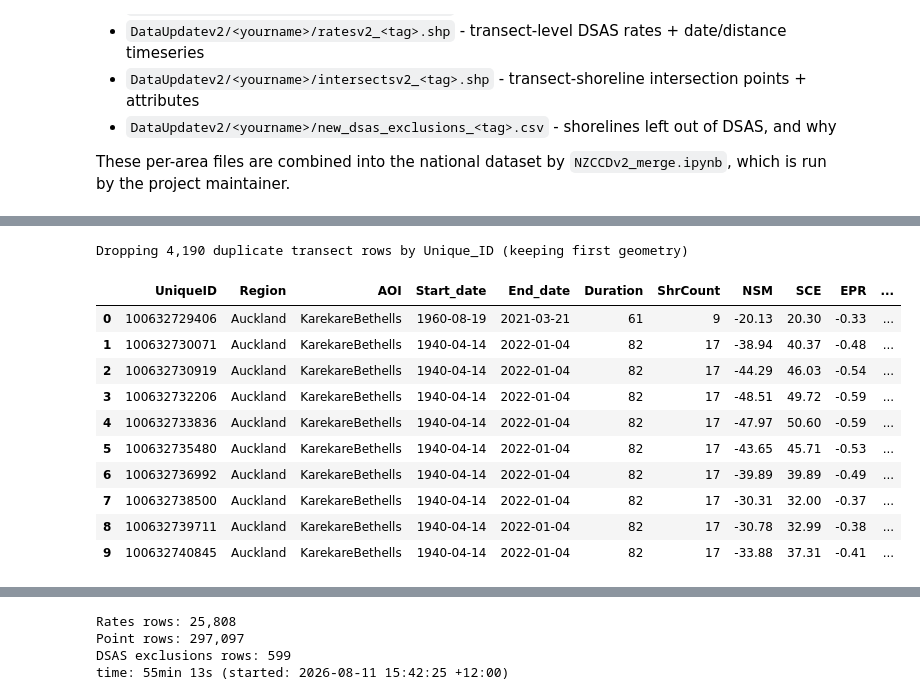
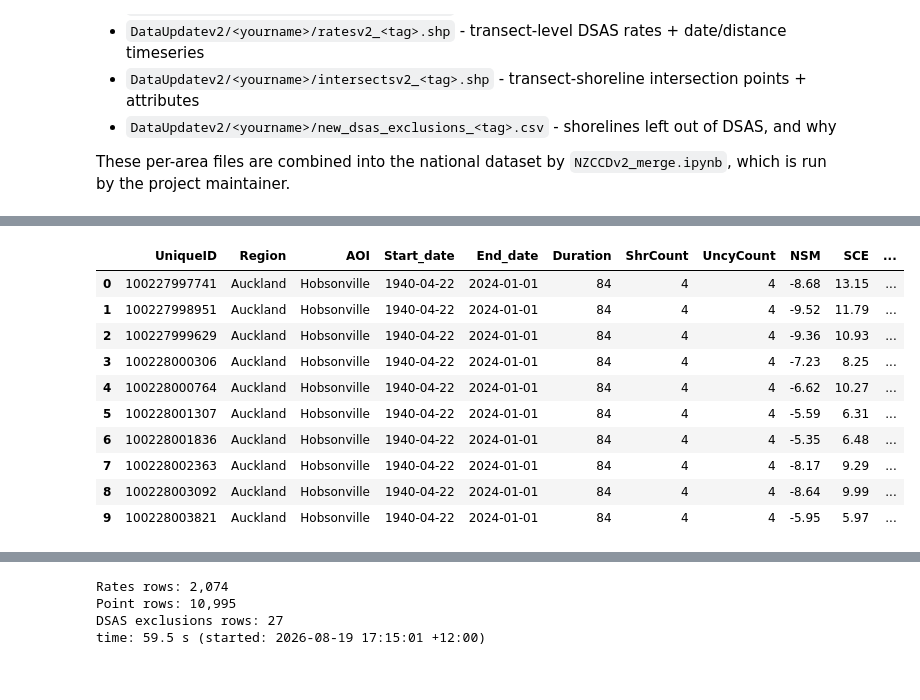
Before and after one commit to UoA-eResearch/retrolens, a Jupyter notebook: new_DSAS.ipynb, the cells around one changed output, grey strips where cells are left out. Cells and saved outputs as stored; diff of their text form; code cells hidden in the pictures.

```diff
--- a/new_DSAS.ipynb
+++ b/new_DSAS.ipynb
@@ -50,8 +50,8 @@ UNCY_SUMMARY_PATH = DATA_DIR / "new_uncy_summary.csv"
 # two-item tuple/list (e.g. ("2024-07-18", "2024-08-18")).
 cutoff_date = ("2024-07-18")
 search_roots = [Path(r"Z:\MaxarImagery\HighFreq"), Path(r"Z:\Retrolens")]
-search_mode = "date"  # 'date', 'aoi', 'aoi_in_date_range', 'region', or 'region_in_date_range'
-target_aoi = "MedlandsBeach"
+search_mode = 'aoi'  # 'date', 'aoi', 'aoi_in_date_range', 'region', or 'region_in_date_range'
+target_aoi = ["TeAtatu","Hobsonville","PollenIsland","ShoalBay","SoldiersBay","Ngataringa","FrenchmansBay","ManukapuaIsland","OmokoritoBay","OrongoPoint","Pouto","ShellyBeach","TeHakono_clarksBay","Tinopai"]
 target_region = "Auckland"
 
 
@@ -559,7 +531,8 @@ else:
 target_key = set(target_aois.apply(lambda r: (_norm(r.region), _norm(r.aoi)), axis=1).tolist())
 shore = shore[shore.apply(lambda r: (_norm(r['Region']), _norm(r['AOI'])) in target_key, axis=1)].copy()
 shore = shore[shore.geometry.notna()].copy()
-shore['dsas_eligible'] = shore['Date'].notna() & shore['Total_UNCY'].notna() & (shore['Total_UNCY'] > 0)
+shore['has_uncy'] = shore['Total_UNCY'].notna() & (shore['Total_UNCY'] > 0)
+shore['dsas_eligible'] = shore['Date'].notna()
 
 def to_point_or_empty(geom, transect_origin):
     if geom is None or geom.is_empty:
@@ -613,9 +586,21 @@ def process_transect(unique_id):
     lr_low, lr_high = lr.conf_int(alpha=0.1).loc['YearsSinceBase']
     lci = (lr_high - lr_low) / 2
 
-    wlr = sm.WLS(local['Distance'], sm.add_constant(local['YearsSinceBase']), weights=1 / (local['Total_UNCY'] ** 2)).fit()
-    wlr_low, wlr_high = wlr.conf_int(alpha=0.1).loc['YearsSinceBase']
-    wci = (wlr_high - wlr_low) / 2
+    # Weighted stats need an uncertainty on every shoreline used by this transect.
+    weighted = bool(local['has_uncy'].all())
+    if weighted:
+        wlr = sm.WLS(local['Distance'], sm.add_constant(local['YearsSinceBase']), weights=1 / (local['Total_UNCY'] ** 2)).fit()
+        wlr_low, wlr_high = wlr.conf_int(alpha=0.1).loc['YearsSinceBase']
+        wci = (wlr_high - wlr_low) / 2
+        wlr_stats = {
+            'WLR': round(wlr.params['YearsSinceBase'], 2),
+            'WLI': round(wlr.params['const'], 2),
+            'WCI': round(wci, 2),
+            'WSE': round(np.sqrt(wlr.mse_resid), 2),
+            'WR2': round(wlr.rsquared, 2),
+        }
+    else:
+        wlr_stats = {'WLR': np.nan, 'WLI': np.nan, 'WCI': np.nan, 'WSE': np.nan, 'WR2': np.nan}
 
     duration = (local['Date'].max() - local['Date'].min()).days / 365.25
     if duration <= 0:
@@ -623,6 +608,14 @@ def process_transect(unique_id):
 
     nsm = -(local['Distance'].iloc[0] - local['Distance'].iloc[-1])
     sce = point_gs.apply(lambda p: point_gs.distance(p).max()).max()
+
+    first_uncy = local['Total_UNCY'].iloc[0]
+    last_uncy = local['Total_UNCY'].iloc[-1]
+    epr_unc = (
+        round(np.sqrt(first_uncy ** 2 + last_uncy ** 2) / duration, 2)
+        if pd.notna(first_uncy) and pd.notna(last_uncy)
+        else np.nan
+    )
 
     rate_row = {
         'UniqueID': unique_id,
@@ -632,20 +625,17 @@ def process_transect(unique_id):
         'End_date': str(local['Date'].max().date()),
         'Duration': round(duration),
         'ShrCount': len(local),
+        'UncyCount': int(local['has_uncy'].sum()),
         'NSM': round(nsm, 2),
         'SCE': round(sce, 2),
         'EPR': round(nsm / duration, 2),
-        'EPRunc': round(np.sqrt(local['Total_UNCY'].iloc[0] ** 2 + local['Total_UNCY'].iloc[-1] ** 2) / duration, 2),
+        'EPRunc': epr_unc,
         'LRR': round(lr.params['YearsSinceBase'], 2),
         'LRI': round(lr.params['const'], 2),
         'LCI': round(lci, 2),
         'LSE': round(np.sqrt(lr.mse_resid), 2),
         'LR2': round(lr.rsquared, 2),
-        'WLR': round(wlr.params['YearsSinceBase'], 2),
-        'WLI': round(wlr.params['const'], 2),
-        'WCI': round(wci, 2),
-        'WSE': round(np.sqrt(wlr.mse_resid), 2),
-        'WR2': round(wlr.rsquared, 2),
+        **wlr_stats,
         'Dates': local['Date'].dt.strftime('%Y-%m-%d').tolist(),
         'Distances': local['Distance'].round(2).tolist(),
         'geometry': transect,
@@ -657,7 +647,7 @@ def process_transect(unique_id):
     point_rows['NSM'] = round(nsm, 2)
     point_rows['EPR'] = round(nsm / duration, 2)
     point_rows['LRR'] = round(lr.params['YearsSinceBase'], 2)
-    point_rows['WLR'] = round(wlr.params['YearsSinceBase'], 2)
+    point_rows['WLR'] = wlr_stats['WLR']
     point_rows = point_rows.rename(columns={'intersect_point': 'geometry'})
 
     return rate_row, point_rows
@@ -680,46 +670,46 @@ points['Date'] = pd.to_datetime(points['Date'], errors='coerce')
 
 # Add post-DSAS exclusions for eligible shoreline files that never made it into DSAS outputs.
 if 'dsas_exclusions' not in globals():
-    dsas_exclusions = pd.DataFrame(columns=['filename', 'region', 'aoi', 'is_new_shoreline', 'total_rows', 'excluded_rows', 'included_rows', 'reason'])
+    dsas_exclusions = pd.DataFrame(columns=['filename', 'region', 'aoi', 'is_new_shoreline', 'total_rows', 'excluded_rows', 'included_rows', 'rows_without_uncy', 'reason'])
 
 eligible_files = set(
     shore.loc[shore['dsas_eligible'] & shore['SourceFile'].notna() & (shore['SourceFile'].astype(str) != 'nan'), 'SourceFile']
     .astype(str)
     .unique()
     .tolist()
 )
 used_files = set(points['SourceFile'].dropna().astype(str).unique().tolist())
 not_used_files = sorted(eligible_files - used_files)
 
 if len(not_used_files) > 0:
     extra_exclusions = pd.DataFrame({
         'filename': not_used_files,
         'region': [pd.NA] * len(not_used_files),
         'aoi': [pd.NA] * len(not_used_files),
         'is_new_shoreline': [pd.NA] * len(not_used_files),
         'total_rows': [pd.NA] * len(not_used_files),
         'excluded_rows': [pd.NA] * len(not_used_files),
         'included_rows': [pd.NA] * len(not_used_files),
+        'rows_without_uncy': [pd.NA] * len(not_used_files),
         'reason': ['eligible shoreline not used in final DSAS results (no successful transect intersections)'] * len(not_used_files),
     })
     dsas_exclusions = pd.concat([dsas_exclusions, extra_exclusions], ignore_index=True).drop_duplicates()
 
 display(rates.head(10))
 display(points.head(10))
 print(f"Rates rows: {len(rates):,}")
 print(f"Point rows: {len(points):,}")
 print(f"DSAS exclusions rows: {len(dsas_exclusions):,}")
 # %% [output]
-Dropping 4,190 duplicate transect rows by Unique_ID (keeping first geometry)
-|  | UniqueID | Region | AOI | Start_date | End_date | Duration | ShrCount | NSM | SCE | EPR | ... |
-| 0 | 100632729406 | Auckland | KarekareBethells | 1960-08-19 | 2021-03-21 | 61 | 9 | -20.13 | 20.30 | -0.33 | ... |
-| 1 | 100632730071 | Auckland | KarekareBethells | 1940-04-14 | 2022-01-04 | 82 | 17 | -38.94 | 40.37 | -0.48 | ... |
-| 2 | 100632730919 | Auckland | KarekareBethells | 1940-04-14 | 2022-01-04 | 82 | 17 | -44.29 | 46.03 | -0.54 | ... |
-| 3 | 100632732206 | Auckland | KarekareBethells | 1940-04-14 | 2022-01-04 | 82 | 17 | -48.51 | 49.72 | -0.59 | ... |
-| 4 | 100632733836 | Auckland | KarekareBethells | 1940-04-14 | 2022-01-04 | 82 | 17 | -47.97 | 50.60 | -0.59 | ... |
-| 5 | 100632735480 | Auckland | KarekareBethells | 1940-04-14 | 2022-01-04 | 82 | 17 | -43.65 | 45.71 | -0.53 | ... |
-| 6 | 100632736992 | Auckland | KarekareBethells | 1940-04-14 | 2022-01-04 | 82 | 17 | -39.89 | 39.89 | -0.49 | ... |
-| 7 | 100632738500 | Auckland | KarekareBethells | 1940-04-14 | 2022-01-04 | 82 | 17 | -30.31 | 32.00 | -0.37 | ... |
-| 8 | 100632739711 | Auckland | KarekareBethells | 1940-04-14 | 2022-01-04 | 82 | 17 | -30.78 | 32.99 | -0.38 | ... |
-| 9 | 100632740845 | Auckland | KarekareBethells | 1940-04-14 | 2022-01-04 | 82 | 17 | -33.88 | 37.31 | -0.41 | ... |
+|  | UniqueID | Region | AOI | Start_date | End_date | Duration | ShrCount | UncyCount | NSM | SCE | ... |
+| 0 | 100227997741 | Auckland | Hobsonville | 1940-04-22 | 2024-01-01 | 84 | 4 | 4 | -8.68 | 13.15 | ... |
+| 1 | 100227998951 | Auckland | Hobsonville | 1940-04-22 | 2024-01-01 | 84 | 4 | 4 | -9.52 | 11.79 | ... |
+| 2 | 100227999629 | Auckland | Hobsonville | 1940-04-22 | 2024-01-01 | 84 | 4 | 4 | -9.36 | 10.93 | ... |
+| 3 | 100228000306 | Auckland | Hobsonville | 1940-04-22 | 2024-01-01 | 84 | 4 | 4 | -7.23 | 8.25 | ... |
+| 4 | 100228000764 | Auckland | Hobsonville | 1940-04-22 | 2024-01-01 | 84 | 4 | 4 | -6.62 | 10.27 | ... |
+| 5 | 100228001307 | Auckland | Hobsonville | 1940-04-22 | 2024-01-01 | 84 | 4 | 4 | -5.59 | 6.31 | ... |
+| 6 | 100228001836 | Auckland | Hobsonville | 1940-04-22 | 2024-01-01 | 84 | 4 | 4 | -5.35 | 6.48 | ... |
+| 7 | 100228002363 | Auckland | Hobsonville | 1940-04-22 | 2024-01-01 | 84 | 4 | 4 | -8.17 | 9.29 | ... |
+| 8 | 100228003092 | Auckland | Hobsonville | 1940-04-22 | 2024-01-01 | 84 | 4 | 4 | -8.64 | 9.99 | ... |
+| 9 | 100228003821 | Auckland | Hobsonville | 1940-04-22 | 2024-01-01 | 84 | 4 | 4 | -5.95 | 5.97 | ... |
 |  | Region | AOI | Date | Distance | Total_UNCY | SourceFile | geometry | Unique_ID | YearsSinceBase | ... |
@@ -736,7 +726,7 @@ Dropping 4,190 duplicate transect rows by Unique_ID (keeping first geometry)
-Rates rows: 25,808
-Point rows: 297,097
-DSAS exclusions rows: 599
-time: 55min 13s (started: 2026-08-11 15:42:25 +12:00)
+Rates rows: 2,074
+Point rows: 10,995
+DSAS exclusions rows: 27
+time: 59.5 s (started: 2026-08-19 17:15:01 +12:00)
 # %%
 # 5) Save DSAS outputs
 rates.to_file(RATES_OUT)
```
Also changed, not shown: parts of 10 cells of this notebook, 32 other files.
